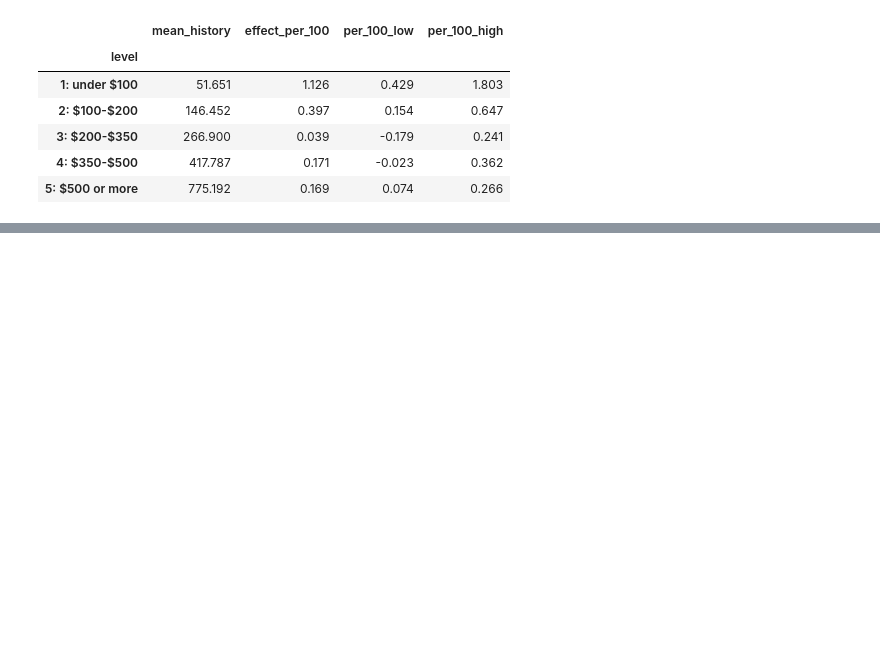
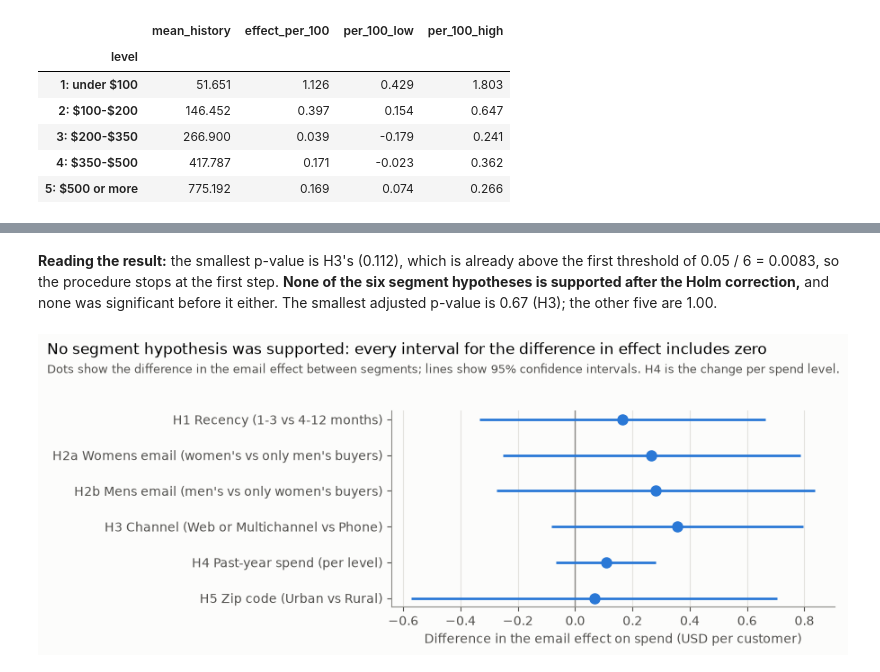
Before and after one commit to flora29058486/email-campaign-targeting, a Jupyter notebook: notebooks/02_01_segment_effects.ipynb, the cells around one changed output, grey strips where cells are left out. Drawn from its saved outputs; the diff is of its cells as text; code cells hidden in the pictures; blank space fills up the shorter version.

```diff
--- a/notebooks/02_01_segment_effects.ipynb
+++ b/notebooks/02_01_segment_effects.ipynb
@@ -393,0 +462,18 @@ by_level[["mean_history", "effect_per_100", "per_100_low", "per_100_high"]].roun
+# %%
+from statsmodels.stats.multitest import multipletests
+
+h4_ci = model.conf_int().loc["email:steps"]
+interactions = {
+    "H1 Recency (1-3 vs 4-12 months)": h1.loc[("spend", "difference (interaction)")],
+    "H2a Womens email (women's vs only men's buyers)": h2a.loc[("spend", "difference (interaction)")],
+    "H2b Mens email (men's vs only women's buyers)": h2b.loc[("spend", "difference (interaction)")],
+    "H3 Channel (Web or Multichannel vs Phone)": h3.loc[("spend", "difference (interaction)")],
+    "H4 Past-year spend (per level)": pd.Series({"value": model.params["email:steps"], "low": h4_ci[0],
+                                                  "high": h4_ci[1], "p_value": model.pvalues["email:steps"]}),
+    "H5 Zip code (Urban vs Rural)": h5.loc[("spend", "difference (interaction)")],
+}
+segment_tests = pd.DataFrame(interactions).T.astype(float)
+reject, holm_p, _, _ = multipletests(segment_tests["p_value"], alpha=0.05, method="holm")
+segment_tests["holm_p"] = holm_p
+segment_tests["significant_after_holm"] = reject
+segment_tests.round(4)
@@ -393,0 +488,39 @@ by_level[["mean_history", "effect_per_100", "per_100_low", "per_100_high"]].roun
+# %% [markdown]
+**Reading the result:** the smallest p-value is H3's (0.112), which is already above the first threshold of 0.05 / 6 = 0.0083, so the procedure stops at the first step. **None of the six segment hypotheses is supported after the Holm correction,** and none was significant before it either. The smallest adjusted p-value is 0.67 (H3); the other five are 1.00.
+# %%
+import matplotlib.pyplot as plt
+
+BLUE = "#2a78d6"
+plt.rcParams.update({
+    "figure.facecolor": "#fcfcfb",
+    "axes.facecolor": "#fcfcfb",
+    "axes.spines.top": False,
+    "axes.spines.right": False,
+    "axes.edgecolor": "#8a8984",
+    "axes.titlesize": 11,
+    "axes.titlelocation": "left",
+    "axes.labelcolor": "#52514e",
+    "xtick.color": "#52514e",
+    "ytick.color": "#52514e",
+    "text.parse_math": False,
+})
+
+fig, ax = plt.subplots(figsize=(9, 3.6))
+positions = np.arange(len(segment_tests))
+ax.axvline(0, color="#8a8984", linewidth=1)
+ax.hlines(positions, segment_tests["low"], segment_tests["high"], color=BLUE, linewidth=2)
+ax.plot(segment_tests["value"], positions, "o", color=BLUE, markersize=8)
+ax.set_yticks(positions, labels=segment_tests.index)
+ax.invert_yaxis()
+ax.set_xlabel("Difference in the email effect on spend (USD per customer)")
+ax.grid(axis="x", color="#e4e3df", linewidth=0.8)
+ax.set_axisbelow(True)
+fig.suptitle("No segment hypothesis was supported: every interval for the difference in effect includes zero",
+             x=0.01, ha="left", fontsize=12)
+fig.text(0.01, 0.885, "Dots show the difference in the email effect between segments; lines show 95% confidence intervals. "
+         "H4 is the change per spend level.", ha="left", fontsize=9, color="#52514e")
+plt.tight_layout(rect=(0, 0, 1, 0.9))
+fig.savefig("../reports/figures/segment_interactions.png", dpi=150, bbox_inches="tight")
+plt.show()
+# %% [output]
+[figure, added]
```
Also changed, not shown: parts of 6 cells of this notebook, 2 other files.
